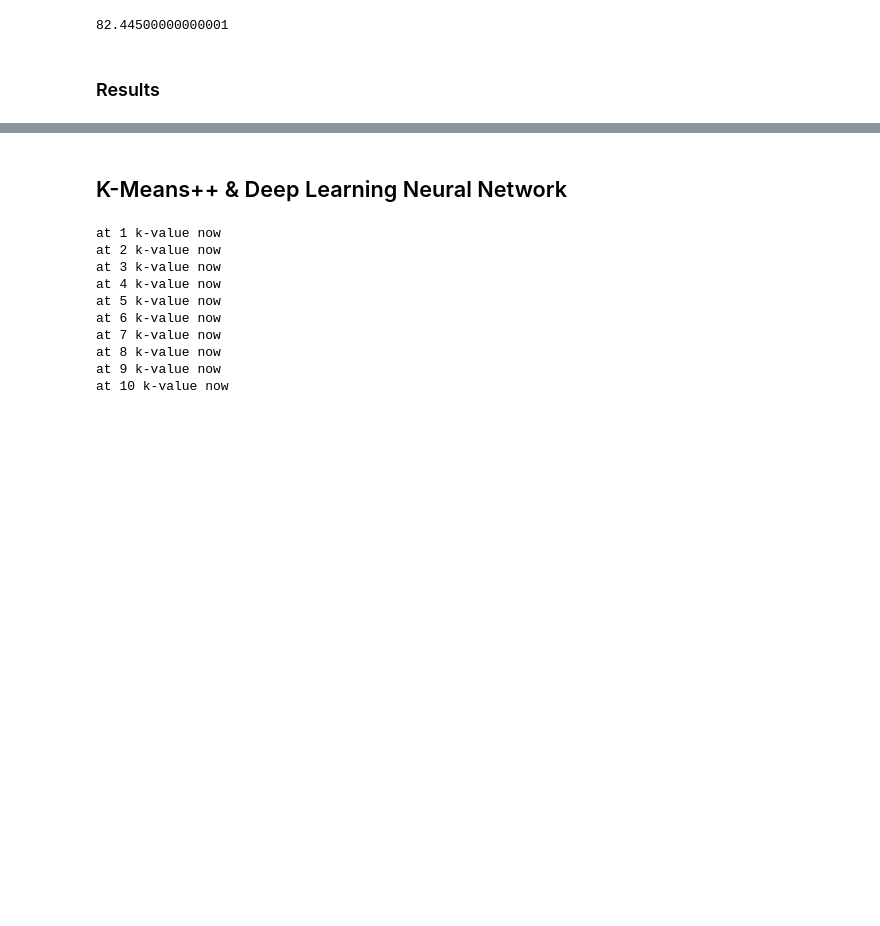
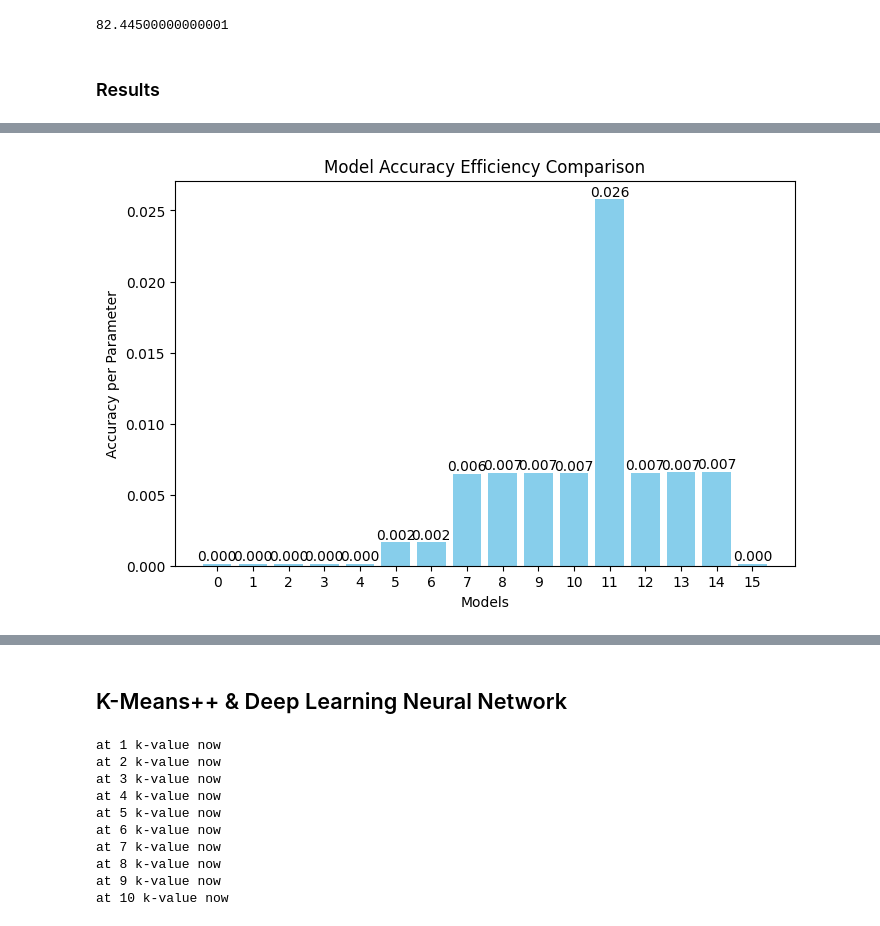
Before and after one commit to Chronyx132/Twitter_Sentiment, a Jupyter notebook: Src/Irving.ipynb, the cells around one changed output, grey strips where cells are left out. Cells and saved outputs as stored; diff of their text form; code cells hidden in the pictures; blank space fills up the shorter version.

```diff
--- a/Src/Irving.ipynb
+++ b/Src/Irving.ipynb
@@ -1369,18 +1384,16 @@ plt.show()
 # %%
 # Given list of models
-models = [model, model0, model1, model2, model10, model11,
-          model12, model13, model14, model15, model16, model17,
-          model18, modeli]
+remaining_models = good_models_perf.model
 
 # Compute accuracy per parameter values
-accuracy_efficiencies = [accuracy_val(m)/(m.count_params()) for m in models]
+accuracy_efficiencies = [accuracy_val(m)/(m.count_params()) for m in remaining_models]
 
 # Generate model names as labels
-model_names = [f"{i}" for i in range(len(models))]
+model_names = [f"{i}" for i in range(len(remaining_models))]
 
 # Plot the bar chart
 plt.figure(figsize=(8, 5))
-plt.bar(model_names, accuracies, color='skyblue')
+plt.bar(model_names, accuracy_efficiencies, color='skyblue')
 
 # Add labels and title
 plt.xlabel("Models")
@@ -1388,8 +1401,9 @@ plt.ylabel("Accuracy per Parameter")
 plt.title("Model Accuracy Efficiency Comparison")
 
 # Show values on bars
-for i, acc in enumerate(accuracies):
-    plt.text(i, acc, f"{acc:.2f}", ha='center', va='bottom')
+for i in range(len(accuracy_efficiencies)):
+    acc = accuracy_efficiencies[i]
+    plt.text(i, acc, f"{acc:.3f}", ha='center', va='bottom')
 
 # Display the plot
 plt.show()
@@ -1397,0 +1427 @@ NameError: name 'model0' is not defined
+[figure, added]
```
Also changed, not shown: parts of 60 cells of this notebook.
